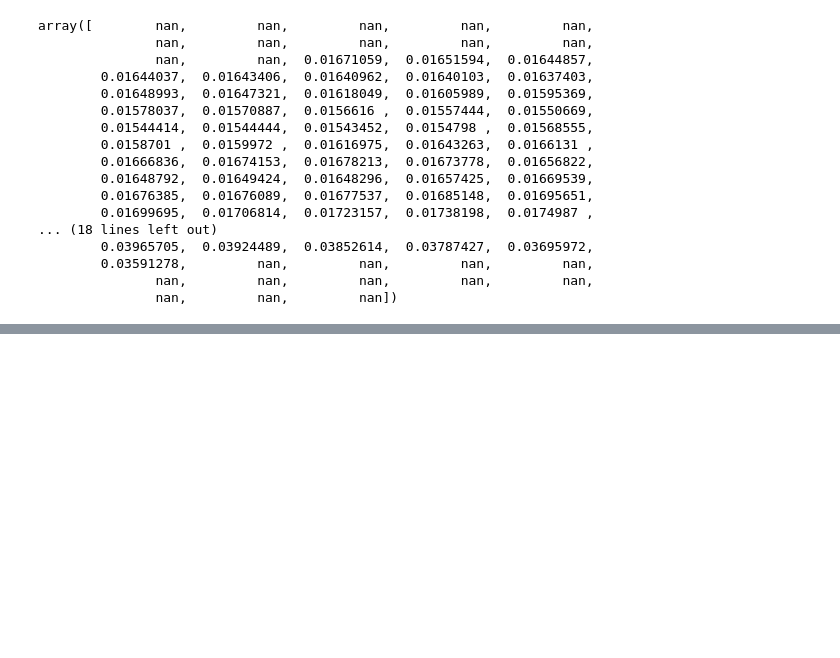
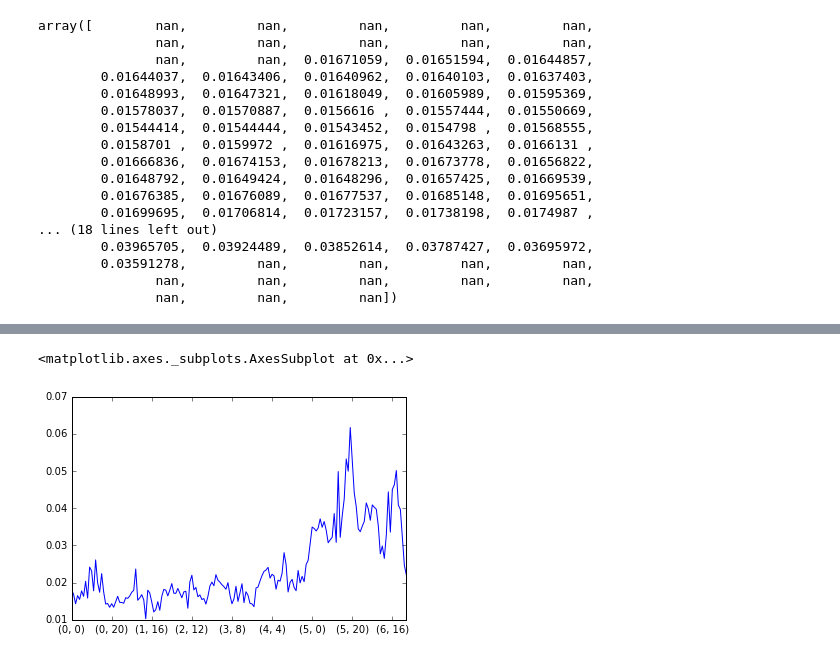
Before and after one commit to tj2huang/nyu-twipsy, a Jupyter notebook: basic tsa.ipynb, the cells around one changed output, grey strips where cells are left out. Cells and saved outputs as stored; diff of their text form; code cells hidden in the pictures; blank space fills up the shorter version.

```diff
--- a/basic tsa.ipynb
+++ b/basic tsa.ipynb
@@ -190,0 +256,5 @@ array([        nan,         nan,         nan,         nan,         nan,
+# %%
+deseasoned.plot()
+# %% [output]
+<matplotlib.axes._subplots.AxesSubplot at 0x...>
+[figure, added]
```
Also changed, not shown: parts of 31 cells of this notebook.
